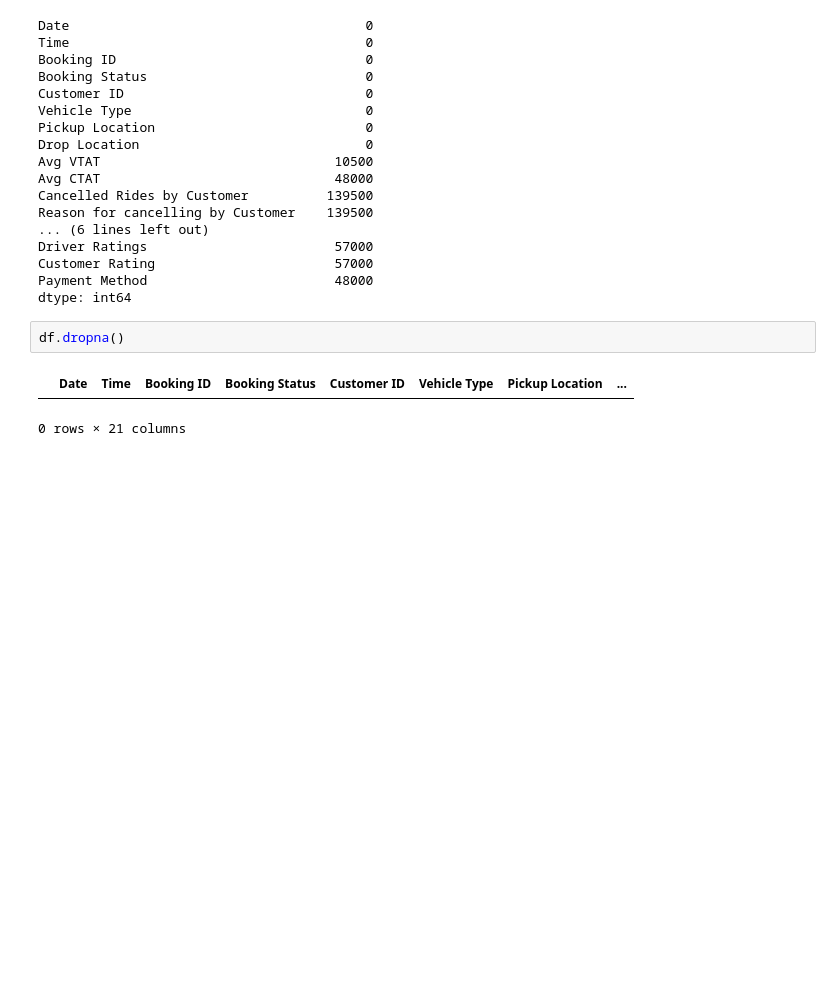
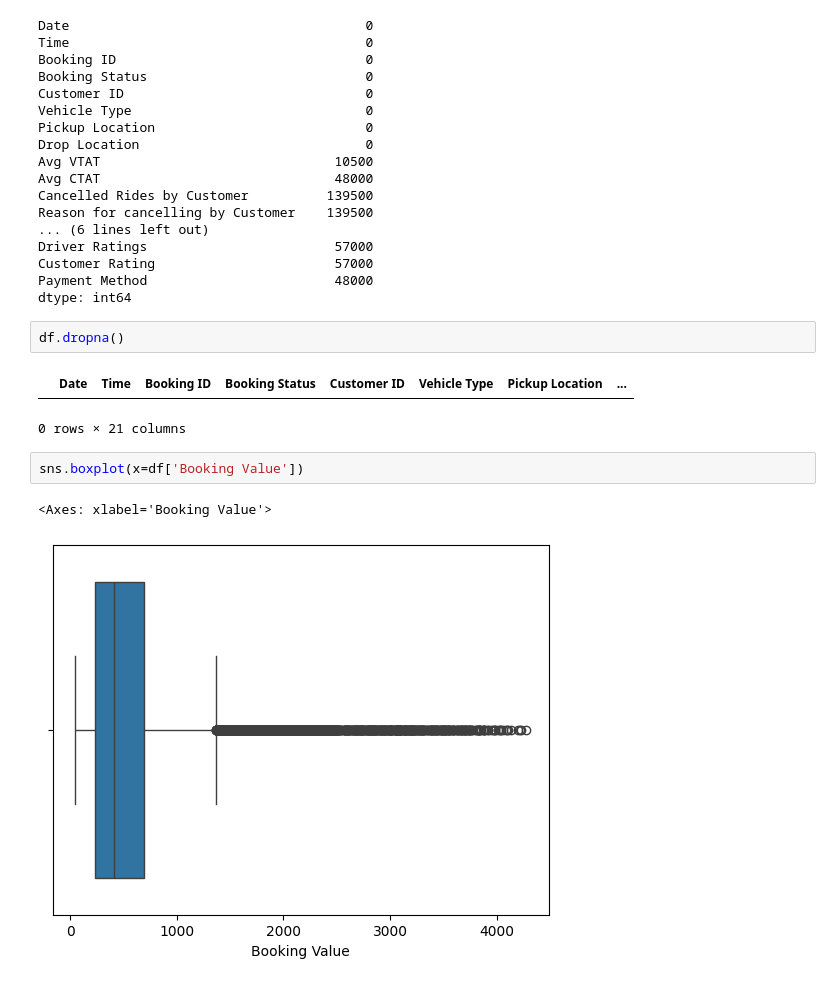
Before and after one commit to ESET0118/Basic-Training, a Jupyter notebook: AI ML/Uber.ipynb, the cells around one changed output. Cells and saved outputs as stored; diff of their text form; blank space fills up the shorter version.

```diff
--- a/AI ML/Uber.ipynb
+++ b/AI ML/Uber.ipynb
@@ -76,3 +76,8 @@ df.dropna()
 # %% [output]
 |  | Date | Time | Booking ID | Booking Status | Customer ID | Vehicle Type | Pickup Location | ... |
 0 rows × 21 columns
+# %%
+sns.boxplot(x=df['Booking Value'])
+# %% [output]
+<Axes: xlabel='Booking Value'>
+[figure, added]
```
Also changed, not shown: parts of 2 cells of this notebook, 11 other files.
